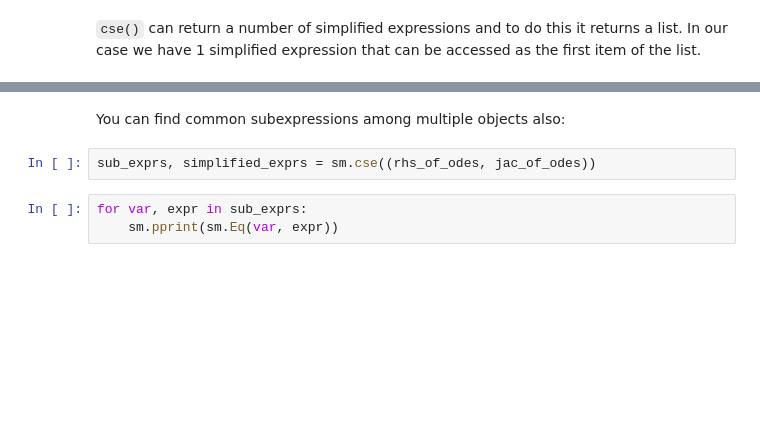
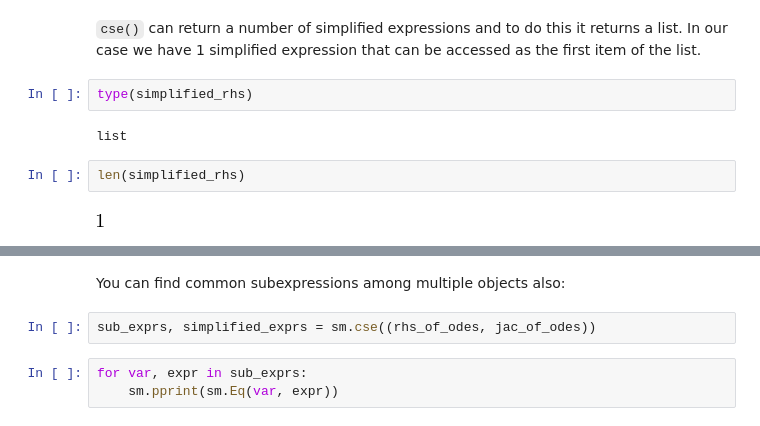
Before and after one commit to sympy/scipy-2017-codegen-tutorial, a Jupyter notebook: notebooks/07-the-hard-way.ipynb, the cells around one changed output, grey strips where cells are left out. Cells and saved outputs as stored; diff of their text form; blank space fills up the shorter version.

```diff
--- a/notebooks/07-the-hard-way.ipynb
+++ b/notebooks/07-the-hard-way.ipynb
@@ -268,4 +436,12 @@ for var, expr in sub_exprs:
 # %% [markdown]
 `cse()` can return a number of simplified expressions and to do this it returns a list. In our case we have 1 simplified expression that can be accessed as the first item of the list.
+# %%
+type(simplified_rhs)
+# %% [output]
+list
+# %%
+len(simplified_rhs)
+# %% [output]
+[figure, added]
 # %%
 simplified_rhs[0]
```
Also changed, not shown: parts of 44 cells of this notebook.
